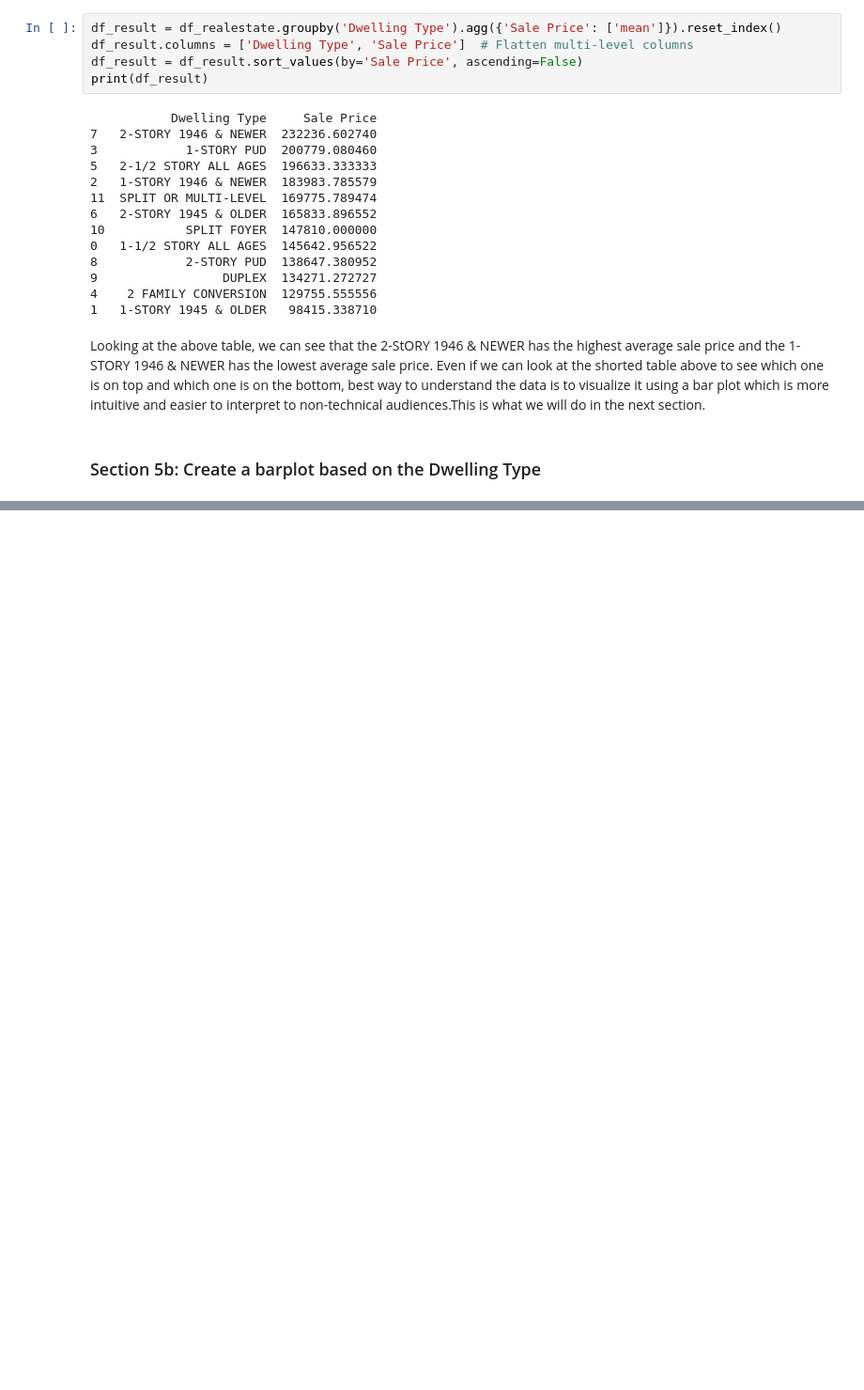
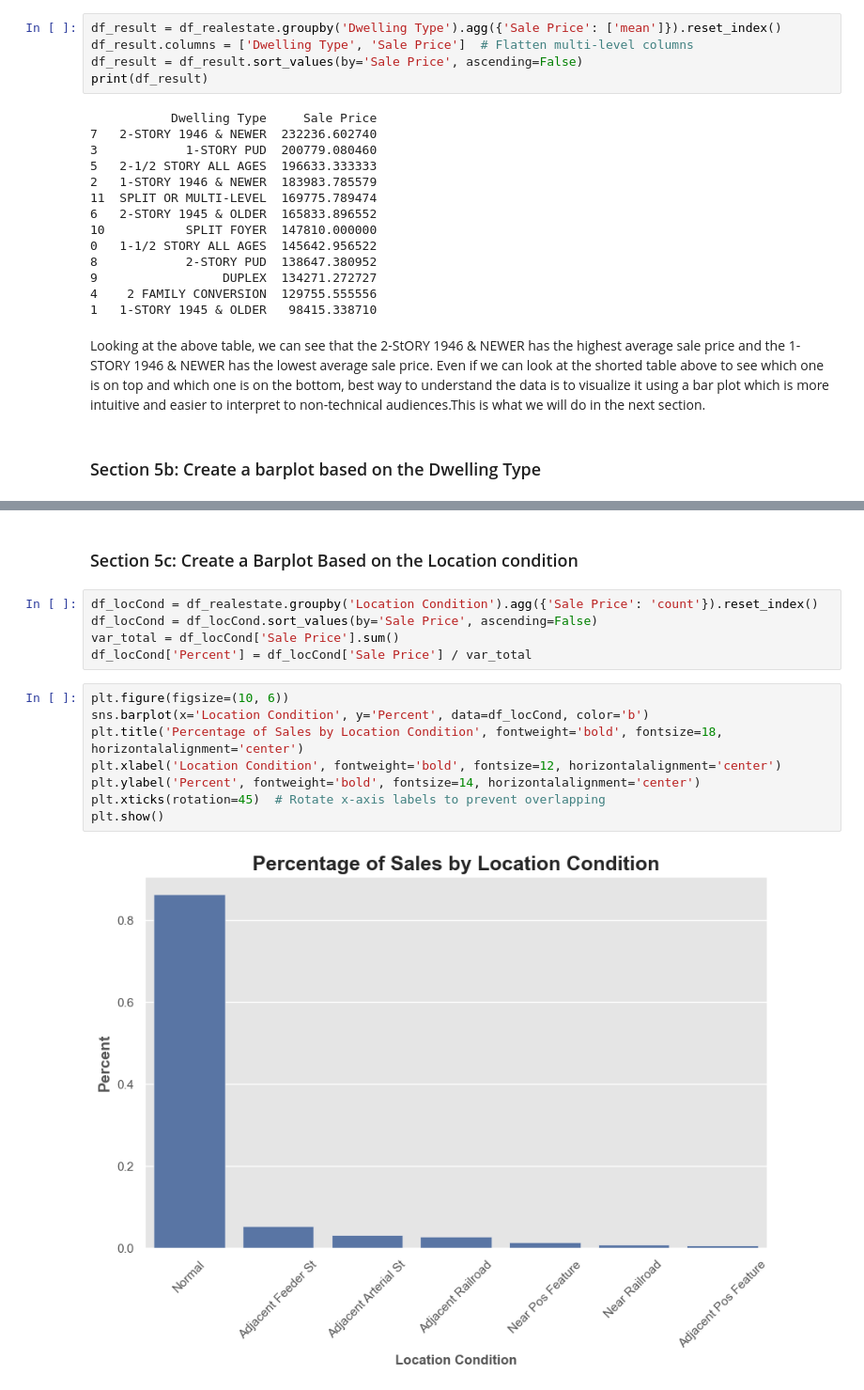
Before and after one commit to IKSHRESTHA/Data-Understanding-Assignment-MTSU, a Jupyter notebook: HW02/HW02_ShresthaK.ipynb, the cells around one changed output, grey strips where cells are left out. Shown at 94% size. Saved outputs shown, nothing was run; the diff lists cells and outputs as text; blank space fills up the shorter version.

```diff
--- a/HW02/HW02_ShresthaK.ipynb
+++ b/HW02/HW02_ShresthaK.ipynb
@@ -65,0 +66,17 @@ The barplot shows the average sale price for each dwelling type, sorted from hig
+# %% [markdown]
+### Section 5c: Create a Barplot Based on the Location condition
+# %%
+df_locCond = df_realestate.groupby('Location Condition').agg({'Sale Price': 'count'}).reset_index()
+df_locCond = df_locCond.sort_values(by='Sale Price', ascending=False)
+var_total = df_locCond['Sale Price'].sum()
+df_locCond['Percent'] = df_locCond['Sale Price'] / var_total
+# %%
+plt.figure(figsize=(10, 6))
+sns.barplot(x='Location Condition', y='Percent', data=df_locCond, color='b')
+plt.title('Percentage of Sales by Location Condition', fontweight='bold', fontsize=18, horizontalalignment='center')
+plt.xlabel('Location Condition', fontweight='bold', fontsize=12, horizontalalignment='center')
+plt.ylabel('Percent', fontweight='bold', fontsize=14, horizontalalignment='center')
+plt.xticks(rotation=45)  # Rotate x-axis labels to prevent overlapping
+plt.show()
+# %% [output]
+[figure, added]
```
Also changed, not shown: parts of 28 cells of this notebook.
